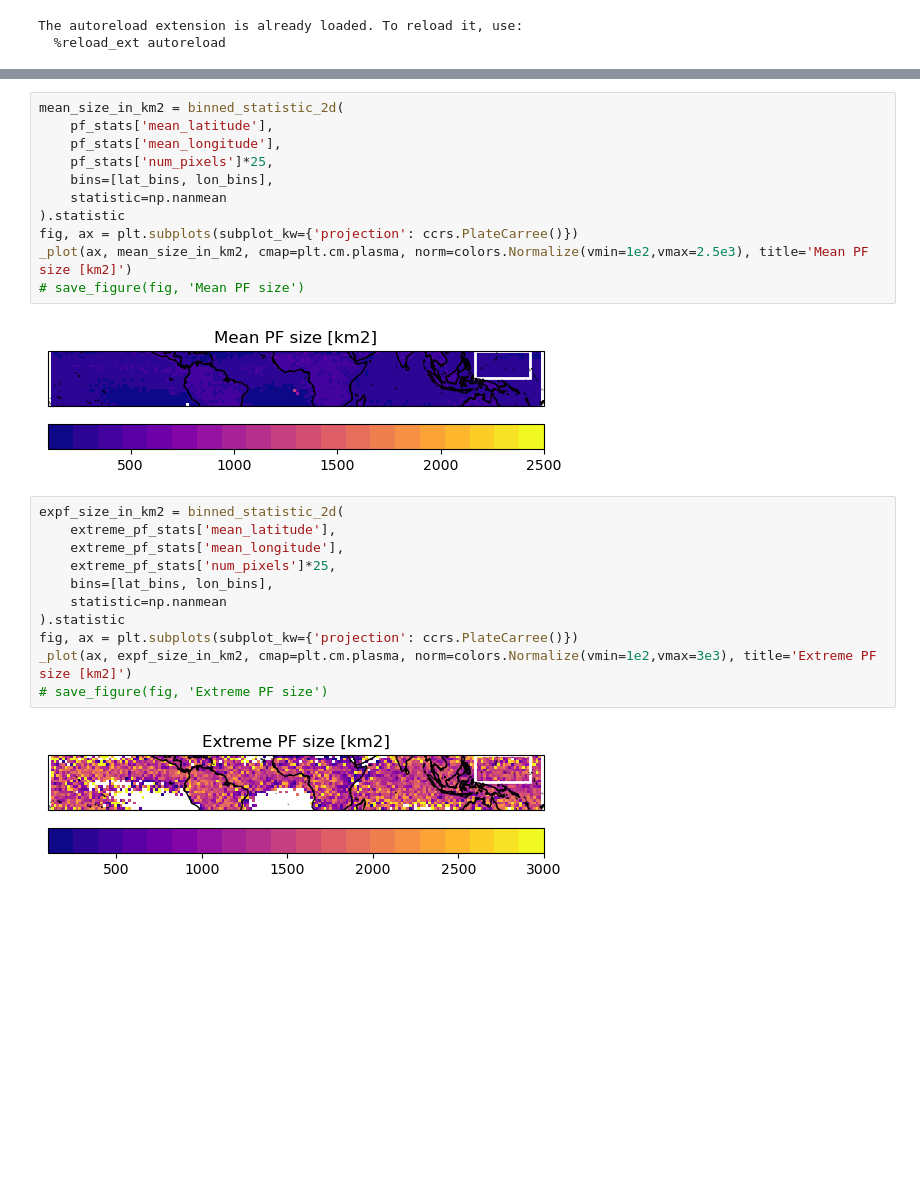
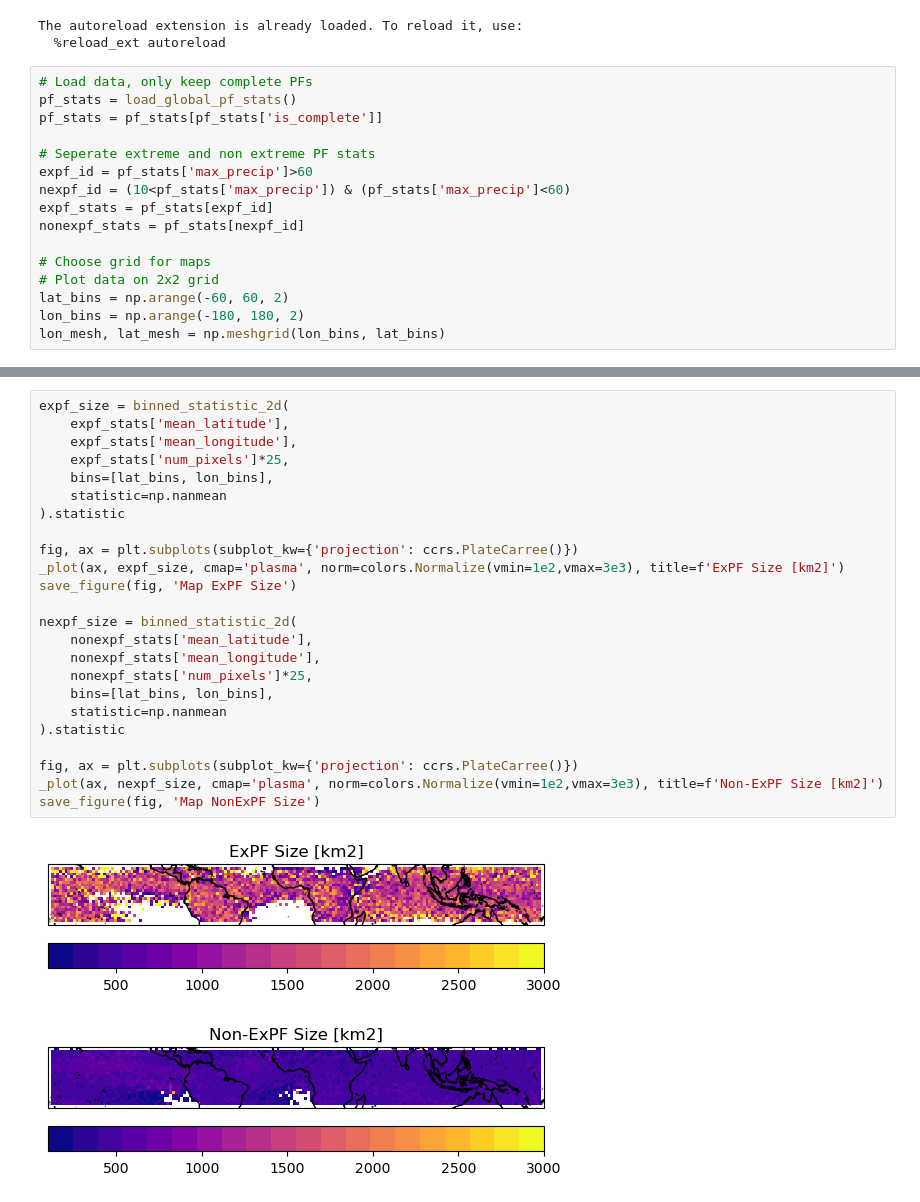
Before and after one commit to pedroanguloumana/extreme_precipitation_in_gpm, a Jupyter notebook: notebooks/nb00 Maps.ipynb, the cells around one changed output, grey strips where cells are left out. Cells and saved outputs as stored; diff of their text form; blank space fills up the shorter version.

```diff
--- a/notebooks/nb00 Maps.ipynb
+++ b/notebooks/nb00 Maps.ipynb
@@ -13,3 +13,19 @@ from src.plotting import *
 # %% [output]
 The autoreload extension is already loaded. To reload it, use:
   %reload_ext autoreload
+# %%
+# Load data, only keep complete PFs
+pf_stats = load_global_pf_stats()
+pf_stats = pf_stats[pf_stats['is_complete']]
+
+# Seperate extreme and non extreme PF stats
+expf_id = pf_stats['max_precip']>60
+nexpf_id = (10<pf_stats['max_precip']) & (pf_stats['max_precip']<60)
+expf_stats = pf_stats[expf_id]
+nonexpf_stats = pf_stats[nexpf_id]
+
+# Choose grid for maps
+# Plot data on 2x2 grid
+lat_bins = np.arange(-60, 60, 2)
+lon_bins = np.arange(-180, 180, 2)
+lon_mesh, lat_mesh = np.meshgrid(lon_bins, lat_bins)
@@ -139,26 +199,27 @@ _plot(ax, conditional_prob, cmap='plasma', norm=colors.Normalize(vmin=0,vmax=5),
 # %%
-mean_size_in_km2 = binned_statistic_2d(
-    pf_stats['mean_latitude'],
-    pf_stats['mean_longitude'],
-    pf_stats['num_pixels']*25,
+expf_size = binned_statistic_2d(
+    expf_stats['mean_latitude'],
+    expf_stats['mean_longitude'],
+    expf_stats['num_pixels']*25,
     bins=[lat_bins, lon_bins],
     statistic=np.nanmean
 ).statistic
+
 fig, ax = plt.subplots(subplot_kw={'projection': ccrs.PlateCarree()})
-_plot(ax, mean_size_in_km2, cmap=plt.cm.plasma, norm=colors.Normalize(vmin=1e2,vmax=2.5e3), title='Mean PF size [km2]')
-# save_figure(fig, 'Mean PF size')
+_plot(ax, expf_size, cmap='plasma', norm=colors.Normalize(vmin=1e2,vmax=3e3), title=f'ExPF Size [km2]')
+save_figure(fig, 'Map ExPF Size')
+
+nexpf_size = binned_statistic_2d(
+    nonexpf_stats['mean_latitude'],
+    nonexpf_stats['mean_longitude'],
+    nonexpf_stats['num_pixels']*25,
+    bins=[lat_bins, lon_bins],
+    statistic=np.nanmean
+).statistic
+
+fig, ax = plt.subplots(subplot_kw={'projection': ccrs.PlateCarree()})
+_plot(ax, nexpf_size, cmap='plasma', norm=colors.Normalize(vmin=1e2,vmax=3e3), title=f'Non-ExPF Size [km2]')
+save_figure(fig, 'Map NonExPF Size')
 # %% [output]
-[figure, old version]
+[figure, new version]
+[figure, added]
-# %%
-expf_size_in_km2 = binned_statistic_2d(
-    extreme_pf_stats['mean_latitude'],
-    extreme_pf_stats['mean_longitude'],
-    extreme_pf_stats['num_pixels']*25,
-    bins=[lat_bins, lon_bins],
-    statistic=np.nanmean
-).statistic
-fig, ax = plt.subplots(subplot_kw={'projection': ccrs.PlateCarree()})
-_plot(ax, expf_size_in_km2, cmap=plt.cm.plasma, norm=colors.Normalize(vmin=1e2,vmax=3e3), title='Extreme PF size [km2]')
-# save_figure(fig, 'Extreme PF size')
-# %% [output]
-[figure, removed]
```
Also changed, not shown: parts of 12 cells of this notebook, 59 other files.
